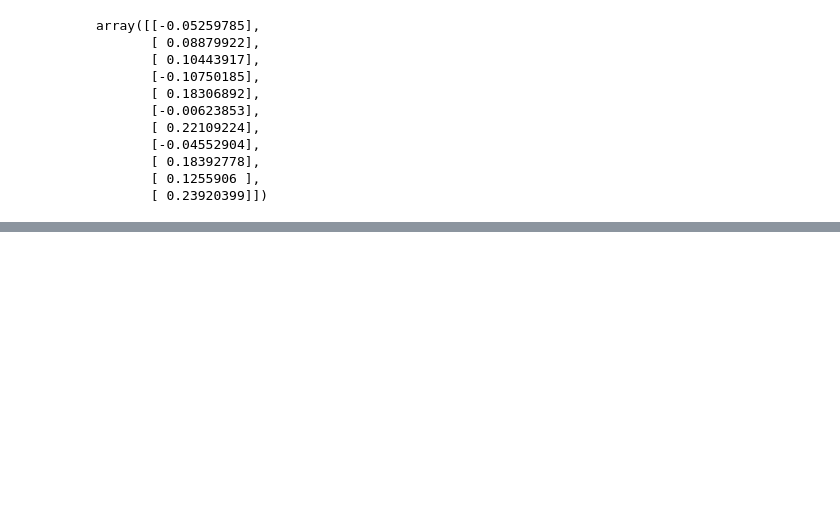
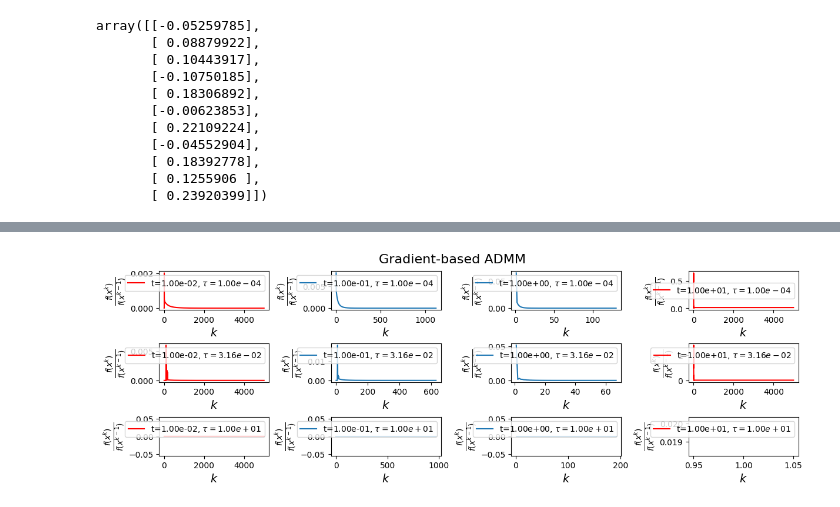
Before and after one commit to ab126/ConvexOpt, a Jupyter notebook: Hw3.ipynb, the cells around one changed output, grey strips where cells are left out. Drawn from its saved outputs; the diff is of its cells as text; code cells hidden in the pictures; blank space fills up the shorter version.

Commit message:
Fixed grad-ADMM

```diff
--- a/Hw3.ipynb
+++ b/Hw3.ipynb
@@ -71,0 +98,21 @@ array([[ 0.],
+# %%
+taus =  np.logspace(-4, 1, 3)
+ts = np.logspace(-2, 1, 4)
+
+
+fig = plt.figure(figsize=(12,4), layout='constrained')
+axs = fig.subplots(len(taus), len(ts))
+#axs = axs.flatten()
+for i, tau in enumerate(taus):
+    for j, t in enumerate(ts):
+        x_min, rel_errors = x_k, rel_errors = grad_admm_logreg(gradient_caller, proximal_l1, n+1, func_caller, tau, t, debug=False)
+        color = 'r' if len(rel_errors) == 5000 else 'C0'
+        axs[i, j].plot(rel_errors, label=rf't={t:.2e}, $\tau={tau:.2e}$', color=color)
+        axs[i, j].set_xlabel(r'$k$', fontsize=14)
+        axs[i, j].set_ylabel(r'$\frac{f(x^k)}{f(x^{k-1})}$', fontsize=14)
+        axs[i, j].legend()
+fig.suptitle(f'Gradient-based ADMM', fontsize=16)
+#plt.tight_layout()
+plt.savefig("figures/grad_based_admm.png")
+# %% [output]
+[figure, added]
```
Also changed, not shown: parts of 6 cells of this notebook, 1 other file.
